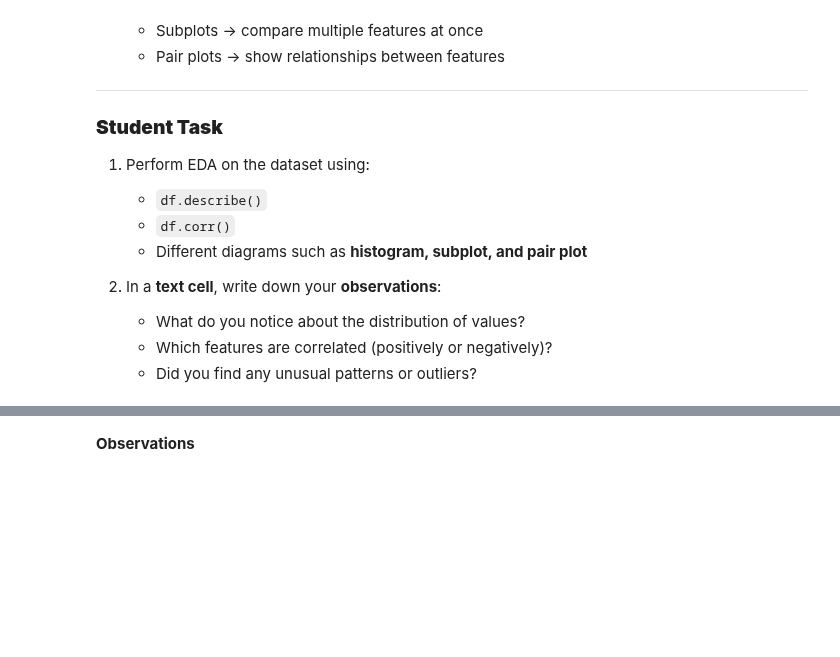
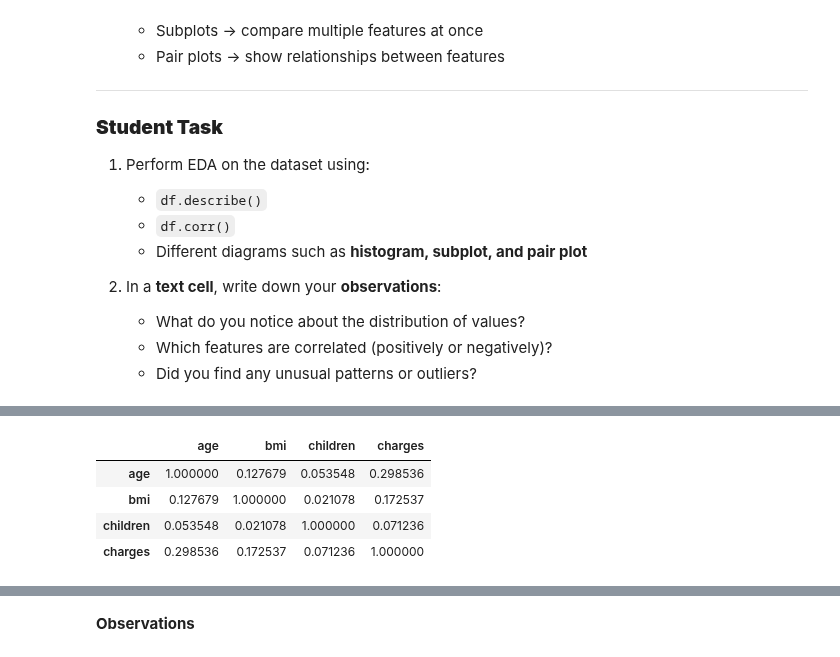
Before and after one commit to myngoc-trg/DA631E_ArtificialIntelligenceForDataScience, a Jupyter notebook: Lab_1/Lab1.ipynb, the cells around one changed output, grey strips where cells are left out. Saved outputs shown, nothing was run; the diff lists cells and outputs as text; code cells hidden in the pictures; blank space fills up the shorter version.

```diff
--- a/Lab_1/Lab1.ipynb
+++ b/Lab_1/Lab1.ipynb
@@ -209,0 +224,8 @@ In EDA, we often use:
+# %%
+df.corr(numeric_only=True)
+# %% [output]
+|  | age | bmi | children | charges |
+| age | 1.000000 | 0.127679 | 0.053548 | 0.298536 |
+| bmi | 0.127679 | 1.000000 | 0.021078 | 0.172537 |
+| children | 0.053548 | 0.021078 | 1.000000 | 0.071236 |
+| charges | 0.298536 | 0.172537 | 0.071236 | 1.000000 |
```
Also changed, not shown: parts of 6 cells of this notebook.
